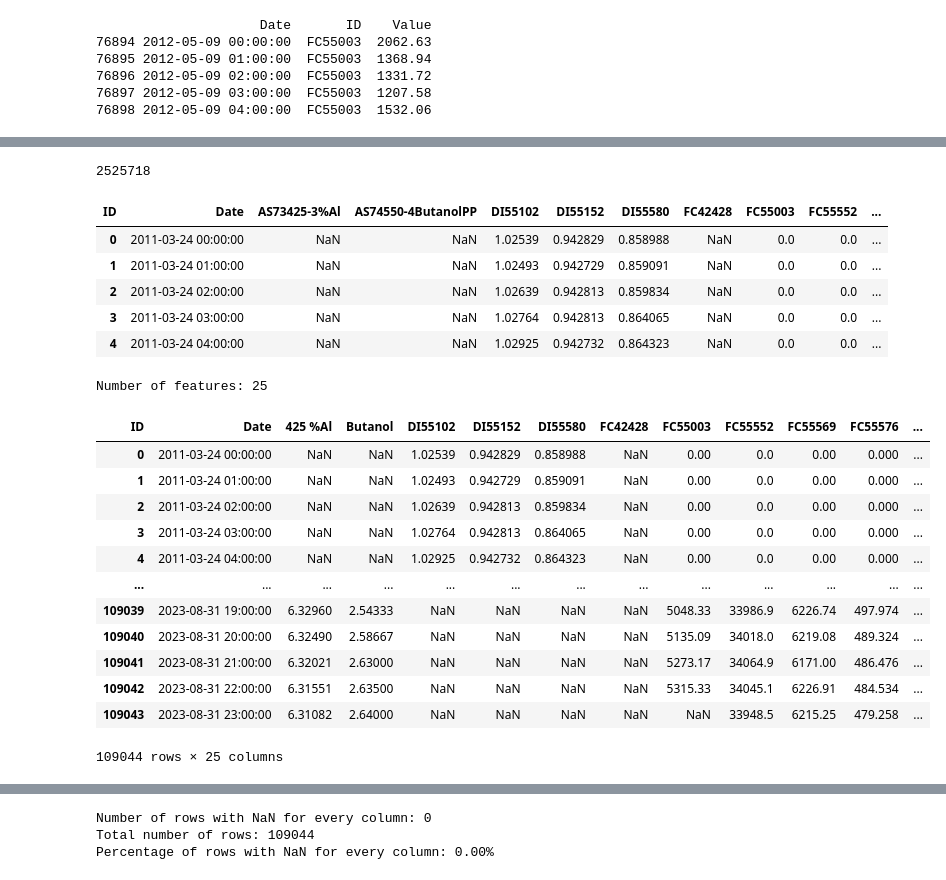
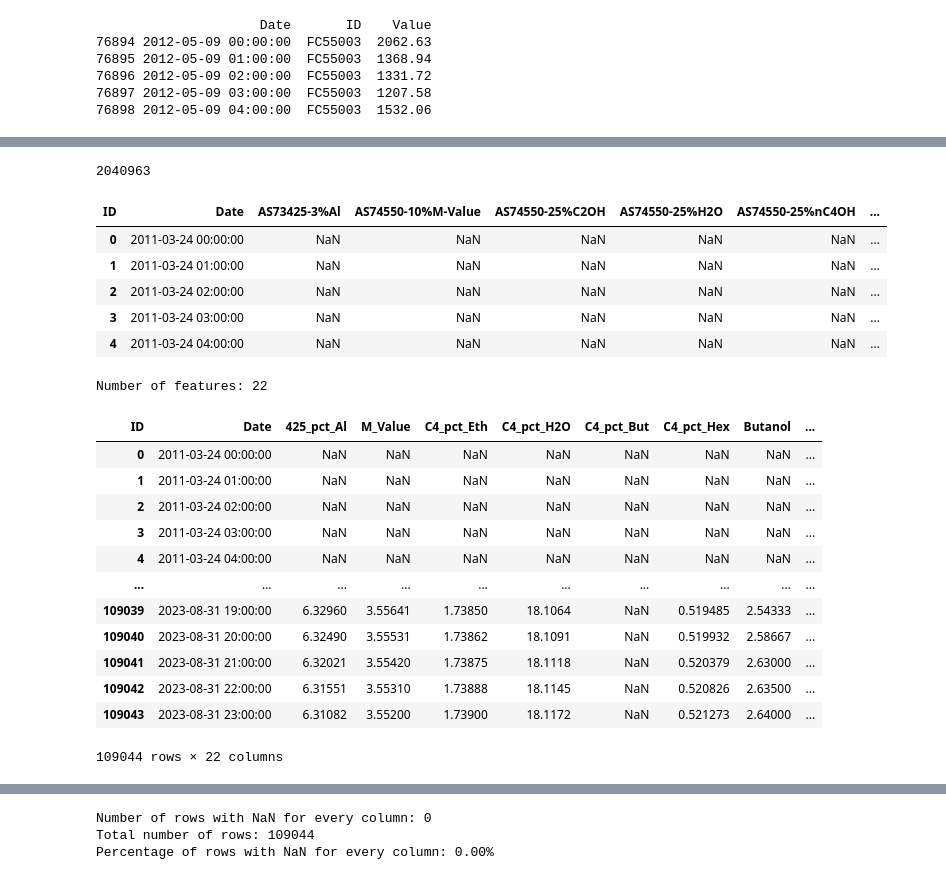
Before and after one commit to saust1/Project-OptiC4, a Jupyter notebook: 1 Preprocess/Continuous Data/1.0.0 Preprocess.ipynb, the cells around one changed output, grey strips where cells are left out. Cells and saved outputs as stored; diff of their text form; code cells hidden in the pictures.

```diff
--- a/1 Preprocess/Continuous Data/1.0.0 Preprocess.ipynb
+++ b/1 Preprocess/Continuous Data/1.0.0 Preprocess.ipynb
@@ -51,6 +51,11 @@ FC55555_ABB = pd.read_csv(r"C:\Users\saust\OneDrive\Desktop\GitRepo\Project-Opti
 FC55555_DeltaV = pd.read_csv(r"C:\Users\saust\OneDrive\Desktop\GitRepo\Project-OptiC4\CSV\PVs\FC55555_DeltaV.csv")
 
 LIMS = pd.read_csv(r"C:\Users\saust\OneDrive\Desktop\GitRepo\Project-OptiC4\CSV\PVs\LIM - 554 - Interpolated.csv")
+LIMS1 = pd.read_csv(r"C:\Users\saust\OneDrive\Desktop\GitRepo\Project-OptiC4\CSV\LIMS Actuals\LIMS1.csv")
+LIMS2 = pd.read_csv(r"C:\Users\saust\OneDrive\Desktop\GitRepo\Project-OptiC4\CSV\LIMS Actuals\LIMS2.csv")
+LIMS3 = pd.read_csv(r"C:\Users\saust\OneDrive\Desktop\GitRepo\Project-OptiC4\CSV\LIMS Actuals\LIMS3.csv")
+LIMS4 = pd.read_csv(r"C:\Users\saust\OneDrive\Desktop\GitRepo\Project-OptiC4\CSV\LIMS Actuals\LIMS4.csv")
+
 
 rC4f_DeltaV = pd.read_csv(r"C:\Users\saust\OneDrive\Desktop\GitRepo\Project-OptiC4\CSV\PVs\rC4f_DeltaV.csv")
 
@@ -100,7 +105,7 @@ df = pd.concat([ABB1_split_1, ABB1_split_2, ABB1_1, ABB1_2, ABB1_4, ABB1_6,
                 ABB51, ABB55,
                 ABBp, AlFlow1,
                 DeltaV, DeltaV1, DeltaV2, DeltaV4, DeltaV5, DeltaVp, DeltaVR_split_1, DeltaVR_split_2,
-                LIMS,
+                LIMS, LIMS1, LIMS2, LIMS3, LIMS4,
                 rC4f_DeltaV], ignore_index=True)
 
 print(df.head())
@@ -116,8 +141,14 @@ Turning off this Filter to build a complete dataset
 # %%
-ids_to_keep = ['AS73425-3%Al', 'AS74550-4ButanolPP', 'DI55102', 'DI55152', 'DI55580', 'FC42428',
-               'FC55003', 'FC55552', 'FC55569', 'FC55576', 'FFC55553', 'FFC55555',
-               'LC52572', 'LC55553', 'LC55555', 'LC55557', 'LC55568', 'LC90366',
-               'LC90368', 'PI55004', 'PI55020', 'TC55552', 'TC55553', 'TC55555']
+ids_to_keep = ['AS73425-3%Al', 'AS74550-4ButanolPP',
+                    'FC55569', 'DI55152', 'TC55552',
+                    'FC55003', 'LC55555', 'FFC55553',
+                    'FFC55555', 'TC55555', 'TI55021',
+                    'PI55004', 'FC55552',
+
+               'AS74550-25%C2OH', 'AS74550-25%nC6OH', 'AS74550-25%nC4OH',
+               'AS74550-25%H2O', 'AS74550-10%M-Value',
+               'AS74550-5%pH', 'AS74550-5ppmNa2O', 'AS74550-5%NH4OH'
+               ]
 
 
    # 'AS74550-4DecanolPP': 'Decanol',
@@ -265,7 +296,7 @@ df_clean = df_clean.drop_duplicates(subset=['Date', 'ID'], keep='first')
 # %%
 print(df_clean.shape[0])
 # %% [output]
-2525718
+2040963
 # %%
 #Pivot the data
 df_pivot = df_clean.pivot(index='Date', columns='ID', values='Value')
@@ -275,49 +306,55 @@ df_pivot = df_pivot.reset_index()
 
 df_pivot.head()
 # %% [output]
-| ID | Date | AS73425-3%Al | AS74550-4ButanolPP | DI55102 | DI55152 | DI55580 | FC42428 | FC55003 | FC55552 | ... |
-| 0 | 2011-03-24 00:00:00 | NaN | NaN | 1.02539 | 0.942829 | 0.858988 | NaN | 0.0 | 0.0 | ... |
-| 1 | 2011-03-24 01:00:00 | NaN | NaN | 1.02493 | 0.942729 | 0.859091 | NaN | 0.0 | 0.0 | ... |
-| 2 | 2011-03-24 02:00:00 | NaN | NaN | 1.02639 | 0.942813 | 0.859834 | NaN | 0.0 | 0.0 | ... |
-| 3 | 2011-03-24 03:00:00 | NaN | NaN | 1.02764 | 0.942813 | 0.864065 | NaN | 0.0 | 0.0 | ... |
-| 4 | 2011-03-24 04:00:00 | NaN | NaN | 1.02925 | 0.942732 | 0.864323 | NaN | 0.0 | 0.0 | ... |
+| ID | Date | AS73425-3%Al | AS74550-10%M-Value | AS74550-25%C2OH | AS74550-25%H2O | AS74550-25%nC4OH | ... |
+| 0 | 2011-03-24 00:00:00 | NaN | NaN | NaN | NaN | NaN | ... |
+| 1 | 2011-03-24 01:00:00 | NaN | NaN | NaN | NaN | NaN | ... |
+| 2 | 2011-03-24 02:00:00 | NaN | NaN | NaN | NaN | NaN | ... |
+| 3 | 2011-03-24 03:00:00 | NaN | NaN | NaN | NaN | NaN | ... |
+| 4 | 2011-03-24 04:00:00 | NaN | NaN | NaN | NaN | NaN | ... |
 # %%
 num_columns = df_pivot.shape[1]
 print("Number of features:", num_columns)
 # %% [output]
-Number of features: 25
+Number of features: 22
 # %%
 # Sample DataFrame
 
 # Rename the columns
 column_rename_dict = {
-    'AS73425-3%Al': '425 %Al',
+    'AS73425-3%Al': '425_pct_Al',
     'AS74550-4ButanolPP' : 'Butanol',
     'AS74550-4DecanolPP': 'Decanol',
     'AS74550-4EthanolPP': 'Ethanol',
     'AS74550-4HexanolPP': 'Hexanol',
-    'AS74550-4OctanolPP': 'Octanol'
-
-
+    'AS74550-4OctanolPP': 'Octanol',
+    'AS74550-25%C2OH': 'C4_pct_Eth',
+    'AS74550-25%nC6OH': 'C4_pct_Hex',
+    'AS74550-25%nC4OH': 'C4_pct_But',
+    'AS74550-25%H2O': 'C4_pct_H2O',
+    'AS74550-10%M-Value': 'M_Value',
+    'AS74550-5%pH': 'HydWtr_pH',
+    'AS74550-5ppmNa2O' : 'HydWtr_Na2O',
+    'AS74550-5%NH4OH': 'HydWtr_pct_Ammonia'
 }
 
 df_pivot = df_pivot.rename(columns=column_rename_dict)
 
 df_pivot
 # %% [output]
-| ID | Date | 425 %Al | Butanol | DI55102 | DI55152 | DI55580 | FC42428 | FC55003 | FC55552 | FC55569 | FC55576 | ... |
-| 0 | 2011-03-24 00:00:00 | NaN | NaN | 1.02539 | 0.942829 | 0.858988 | NaN | 0.00 | 0.0 | 0.00 | 0.000 | ... |
-| 1 | 2011-03-24 01:00:00 | NaN | NaN | 1.02493 | 0.942729 | 0.859091 | NaN | 0.00 | 0.0 | 0.00 | 0.000 | ... |
-| 2 | 2011-03-24 02:00:00 | NaN | NaN | 1.02639 | 0.942813 | 0.859834 | NaN | 0.00 | 0.0 | 0.00 | 0.000 | ... |
-| 3 | 2011-03-24 03:00:00 | NaN | NaN | 1.02764 | 0.942813 | 0.864065 | NaN | 0.00 | 0.0 | 0.00 | 0.000 | ... |
-| 4 | 2011-03-24 04:00:00 | NaN | NaN | 1.02925 | 0.942732 | 0.864323 | NaN | 0.00 | 0.0 | 0.00 | 0.000 | ... |
-| ... | ... | ... | ... | ... | ... | ... | ... | ... | ... | ... | ... | ... |
-| 109039 | 2023-08-31 19:00:00 | 6.32960 | 2.54333 | NaN | NaN | NaN | NaN | 5048.33 | 33986.9 | 6226.74 | 497.974 | ... |
-| 109040 | 2023-08-31 20:00:00 | 6.32490 | 2.58667 | NaN | NaN | NaN | NaN | 5135.09 | 34018.0 | 6219.08 | 489.324 | ... |
-| 109041 | 2023-08-31 21:00:00 | 6.32021 | 2.63000 | NaN | NaN | NaN | NaN | 5273.17 | 34064.9 | 6171.00 | 486.476 | ... |
-| 109042 | 2023-08-31 22:00:00 | 6.31551 | 2.63500 | NaN | NaN | NaN | NaN | 5315.33 | 34045.1 | 6226.91 | 484.534 | ... |
-| 109043 | 2023-08-31 23:00:00 | 6.31082 | 2.64000 | NaN | NaN | NaN | NaN | NaN | 33948.5 | 6215.25 | 479.258 | ... |
+| ID | Date | 425_pct_Al | M_Value | C4_pct_Eth | C4_pct_H2O | C4_pct_But | C4_pct_Hex | Butanol | ... |
+| 0 | 2011-03-24 00:00:00 | NaN | NaN | NaN | NaN | NaN | NaN | NaN | ... |
+| 1 | 2011-03-24 01:00:00 | NaN | NaN | NaN | NaN | NaN | NaN | NaN | ... |
+| 2 | 2011-03-24 02:00:00 | NaN | NaN | NaN | NaN | NaN | NaN | NaN | ... |
+| 3 | 2011-03-24 03:00:00 | NaN | NaN | NaN | NaN | NaN | NaN | NaN | ... |
+| 4 | 2011-03-24 04:00:00 | NaN | NaN | NaN | NaN | NaN | NaN | NaN | ... |
+| ... | ... | ... | ... | ... | ... | ... | ... | ... | ... |
+| 109039 | 2023-08-31 19:00:00 | 6.32960 | 3.55641 | 1.73850 | 18.1064 | NaN | 0.519485 | 2.54333 | ... |
+| 109040 | 2023-08-31 20:00:00 | 6.32490 | 3.55531 | 1.73862 | 18.1091 | NaN | 0.519932 | 2.58667 | ... |
+| 109041 | 2023-08-31 21:00:00 | 6.32021 | 3.55420 | 1.73875 | 18.1118 | NaN | 0.520379 | 2.63000 | ... |
+| 109042 | 2023-08-31 22:00:00 | 6.31551 | 3.55310 | 1.73888 | 18.1145 | NaN | 0.520826 | 2.63500 | ... |
+| 109043 | 2023-08-31 23:00:00 | 6.31082 | 3.55200 | 1.73900 | 18.1172 | NaN | 0.521273 | 2.64000 | ... |
-109044 rows × 25 columns
+109044 rows × 22 columns
 # %%
 df_pivot.columns
 # %% [output]
```
Also changed, not shown: parts of 20 cells of this notebook, 7 other files.
